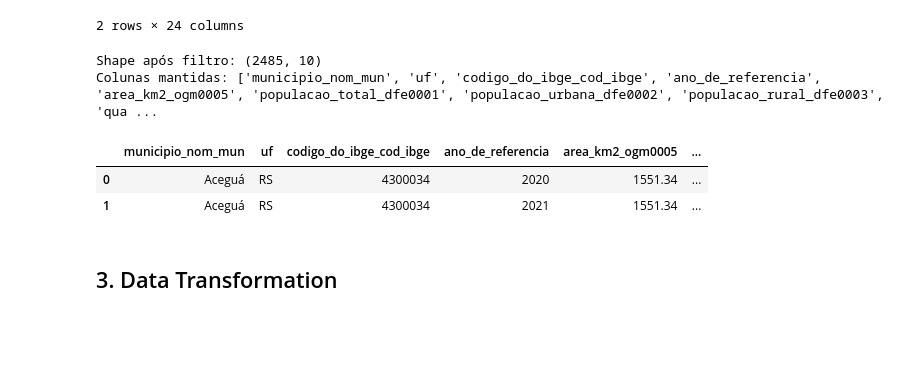
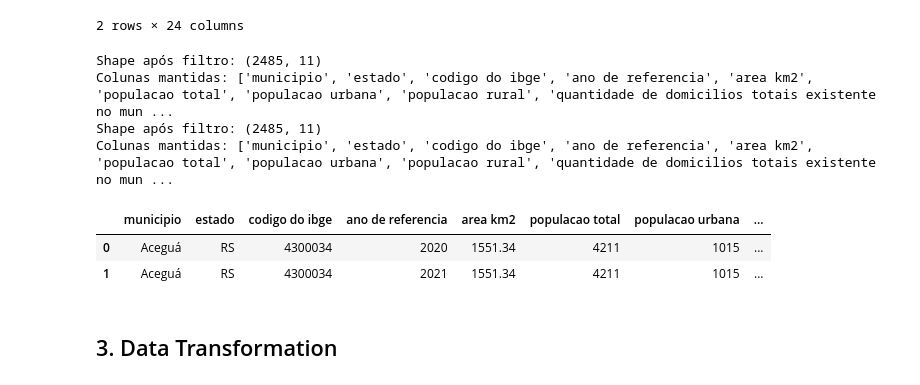
Before and after one commit to gabrielacmacc/cd-trabfinal, a Jupyter notebook: notebooks/dengue.ipynb, the cells around one changed output. Cells and saved outputs as stored; diff of their text form; code cells hidden in the pictures; blank space fills up the shorter version.

```diff
--- a/notebooks/dengue.ipynb
+++ b/notebooks/dengue.ipynb
@@ -176,42 +180,57 @@ Numerical columns: ['codigo_do_ibge_cod_ibge', 'ano_de_referencia', 'populacao_t
 # %%
 # Remover códigos numéricos dos nomes de colunas e manter apenas colunas com texto legível
 snis_sinisa_clean = snis_sinisa_clean.rename(columns=lambda c: c
     .replace('_dfe0001', '')
     .replace('_dfe0002', '')
     .replace('_dfe0003', '')
     .replace('_ogm4006', '')
     .replace('_ogm4004', '')
     .replace('_ogm4005', '')
     .replace('_ogm0005', '')
     .replace('irs0001_', '')
+    .replace('irs0005_cobertura_da_populacao_total_com_coleta_seletiva_de_residuos_solidos_domiciliares_percentual', 'cobertura da populacao total com coleta seletiva de residuos solidos domiciliares percentual')
+    .replace('cobertura_da_populacao_total_com_coleta_de_residuos_solidos_domiciliares_percentual', 'ids')
+    .replace('municipio_nom_mun', 'municipio')
+    .replace('uf', 'estado')
+    .replace('codigo_do_ibge_cod_ibge', 'codigo do ibge')
+    .replace('ano_de_referencia', 'ano de referencia')
+    .replace('area_km2', 'area km2')
+    .replace('populacao_total', 'populacao total')
+    .replace('populacao_urbana', 'populacao urbana')
+    .replace('populacao_rural', 'populacao rural')
+    .replace('quantidade_de_domicilios_totais_existente_no_municipio', 'quantidade de domicilios totais existente no municipio')
+
 )
 
-cat_cols_to_keep = ['municipio_nom_mun', 'uf']
+cat_cols_to_keep = ['municipio', 'estado']
 num_cols_to_keep = [
-    'codigo_do_ibge_cod_ibge',
-    'ano_de_referencia',
-    'area_km2',
-    'populacao_total',
-    'populacao_urbana',
-    'populacao_rural',
-    'quantidade_de_domicilios_totais_existente_no_municipio',
-    'cobertura_da_populacao_total_com_coleta_de_residuos_solidos_domiciliares_percentual'
+    'codigo do ibge',
+    'ano de referencia',
+    'area km2',
+    'populacao total',
+    'populacao urbana',
+    'populacao rural',
+    'quantidade de domicilios totais existente no municipio',
+    'ids',
+    'cobertura da populacao total com coleta seletiva de residuos solidos domiciliares percentual'
 ]
 
 # Verificar quais colunas existem
 existing_cols = [col for col in cat_cols_to_keep + num_cols_to_keep if col in snis_sinisa_clean.columns]
 
 snis_sinisa_clean = snis_sinisa_clean[existing_cols]
 
 print(f"Shape após filtro: {snis_sinisa_clean.shape}")
 print(f"Colunas mantidas: {snis_sinisa_clean.columns.tolist()}")
 snis_sinisa_clean.head(2)
 # %% [output]
-Shape após filtro: (2485, 10)
-Colunas mantidas: ['municipio_nom_mun', 'uf', 'codigo_do_ibge_cod_ibge', 'ano_de_referencia', 'area_km2_ogm0005', 'populacao_total_dfe0001', 'populacao_urbana_dfe0002', 'populacao_rural_dfe0003', 'qua ...
+Shape após filtro: (2485, 11)
+Colunas mantidas: ['municipio', 'estado', 'codigo do ibge', 'ano de referencia', 'area km2', 'populacao total', 'populacao urbana', 'populacao rural', 'quantidade de domicilios totais existente no mun ...
+Shape após filtro: (2485, 11)
+Colunas mantidas: ['municipio', 'estado', 'codigo do ibge', 'ano de referencia', 'area km2', 'populacao total', 'populacao urbana', 'populacao rural', 'quantidade de domicilios totais existente no mun ...
-|  | municipio_nom_mun | uf | codigo_do_ibge_cod_ibge | ano_de_referencia | area_km2_ogm0005 | ... |
-| 0 | Aceguá | RS | 4300034 | 2020 | 1551.34 | ... |
-| 1 | Aceguá | RS | 4300034 | 2021 | 1551.34 | ... |
+|  | municipio | estado | codigo do ibge | ano de referencia | area km2 | populacao total | populacao urbana | ... |
+| 0 | Aceguá | RS | 4300034 | 2020 | 1551.34 | 4211 | 1015 | ... |
+| 1 | Aceguá | RS | 4300034 | 2021 | 1551.34 | 4211 | 1015 | ... |
 # %% [markdown]
 ## 3. Data Transformation
 # %%
```
Also changed, not shown: parts of 8 cells of this notebook, 9 other files.
